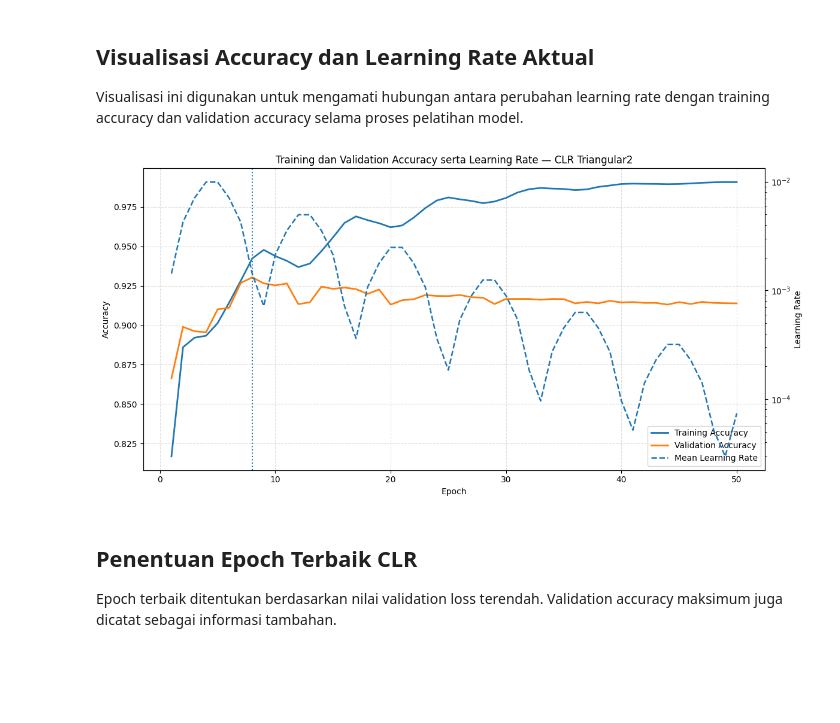
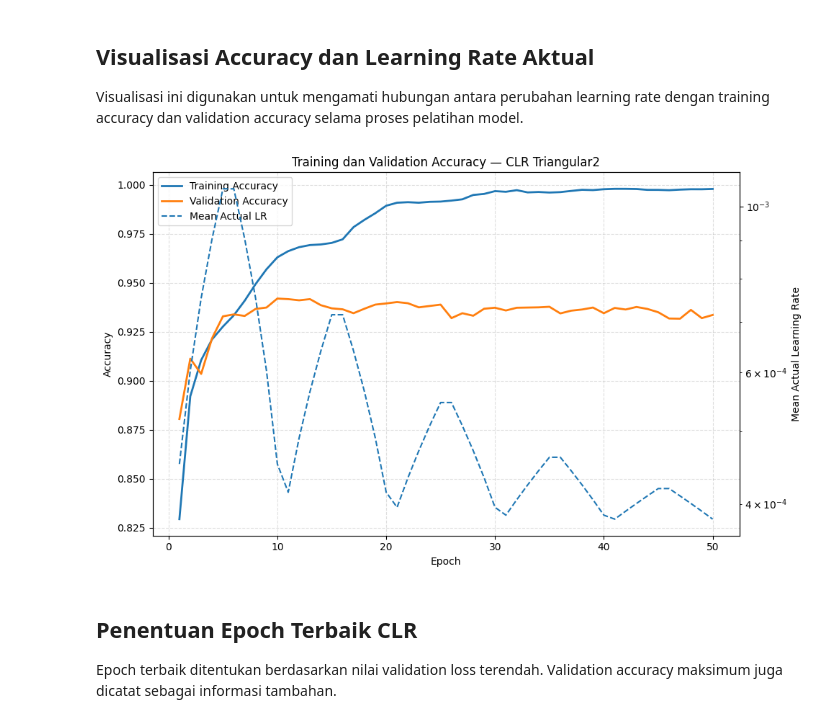
Before and after one commit to Noelsip/final-task, a Jupyter notebook: Tugas_Akhir_CNN.ipynb, the cells around one changed output. Saved outputs shown, nothing was run; the diff lists cells and outputs as text; code cells hidden in the pictures; blank space fills up the shorter version.

```diff
--- a/Tugas_Akhir_CNN.ipynb
+++ b/Tugas_Akhir_CNN.ipynb
@@ -91,12 +190,12 @@ EPOCHS = 50
 FIXED_LR = 1e-3
 
 # Learning Rate Range Test
-LRRT_START = 1e-10
+LRRT_START = 1e-7
 LRRT_END = 1e-1
 LRRT_EPOCHS = 5
 
 # Cyclical Learning Rate
-STEP_SIZE_MULTIPLIER = 4
+STEP_SIZE_MULTIPLIER = 5
 
 BASE_LR = None
 MAX_LR = None
@@ -2401,90 +3009,95 @@ plt.show()
 
 Visualisasi ini digunakan untuk mengamati hubungan antara perubahan learning rate dengan training accuracy dan validation accuracy selama proses pelatihan model.
 # %%
-# Membuat area grafik accuracy dengan dua sumbu vertikal.
+# Membuat figure grafik accuracy.
 fig, ax1 = plt.subplots(
-    figsize=(12, 6)
+    figsize=(10, 6)
 )
 
-# Menggambar training accuracy pada sumbu pertama.
+# Menggambar training accuracy.
 ax1.plot(
     epochs_axis_clr,
-    clr_history_df["accuracy"],
+    history_clr.history["accuracy"],
     label="Training Accuracy",
     linewidth=2
 )
 
-# Menggambar validation accuracy pada sumbu pertama.
+# Menggambar validation accuracy.
 ax1.plot(
     epochs_axis_clr,
-    clr_history_df["val_accuracy"],
+    history_clr.history["val_accuracy"],
     label="Validation Accuracy",
     linewidth=2
 )
 
-# Memberikan label epoch pada sumbu horizontal.
-ax1.set_xlabel("Epoch")
+# Memberikan label sumbu X.
+ax1.set_xlabel(
+    "Epoch"
+)
 
-# Memberikan label accuracy pada sumbu vertikal pertama.
-ax1.set_ylabel("Accuracy")
+# Memberikan label sumbu Y utama.
+ax1.set_ylabel(
+    "Accuracy"
+)
+
+# Membuat sumbu Y kedua untuk learning rate.
+ax2 = ax1.twinx()
+
+# Menggambar mean actual learning rate.
+ax2.plot(
+    clr_plot_df["epoch"],
+    clr_plot_df["Learning_Rate_Mean"],
+    linestyle="--",
+    linewidth=1.5,
+    label="Mean Actual LR"
+)
+
+# Menggunakan skala logaritmik pada LR.
+ax2.set_yscale(
+    "log"
+)
+
+# Memberikan label sumbu Y kedua.
+ax2.set_ylabel(
+    "Mean Actual Learning Rate"
+)
 
 # Memberikan judul grafik.
 ax1.set_title(
-    "Training dan Validation Accuracy serta Learning Rate — CLR Triangular2"
+    "Training dan Validation Accuracy — CLR Triangular2"
 )
 
-# Menandai posisi epoch terbaik berdasarkan validation loss.
-ax1.axvline(
-    clr_best_epoch,
-    linestyle=":",
-    linewidth=1.5
+# Mengambil legend dari kedua sumbu.
+lines_1, labels_1 = (
+    ax1.get_legend_handles_labels()
 )
 
-# Membuat sumbu vertikal kedua untuk learning rate.
-ax2 = ax1.twinx()
-
-# Menggambar rata-rata learning rate setiap epoch.
-ax2.plot(
-    epochs_axis_clr,
-    clr_history_df["Learning_Rate_Mean"],
-    linestyle="--",
-    linewidth=1.8,
-    label="Mean Learning Rate"
+# Mengambil legend learning rate.
+lines_2, labels_2 = (
+    ax2.get_legend_handles_labels()
 )
 
-# Memberikan label learning rate pada sumbu kedua.
-ax2.set_ylabel("Learning Rate")
-
-# Menggunakan skala logaritmik pada learning rate.
-ax2.set_yscale("log")
-
-# Mengambil legend dari sumbu accuracy.
-lines_1, labels_1 = ax1.get_legend_handles_labels()
-
-# Mengambil legend dari sumbu learning rate.
-lines_2, labels_2 = ax2.get_legend_handles_labels()
-
-# Menggabungkan legend dari kedua sumbu.
+# Menggabungkan legend.
 ax1.legend(
     lines_1 + lines_2,
     labels_1 + labels_2,
     loc="best"
 )
 
-# Menampilkan grid pada grafik accuracy.
+# Menampilkan grid.
 ax1.grid(
     True,
     linestyle="--",
     alpha=0.4
 )
 
-# Menyesuaikan tata letak grafik.
+# Merapikan layout.
 fig.tight_layout()
 
 # Menampilkan grafik.
 plt.show()
 # %% [output]
-[figure, old version]
+[figure, new version]
 # %% [markdown]
 ## Penentuan Epoch Terbaik CLR
 
```
Also changed, not shown: parts of 30 cells of this notebook.
